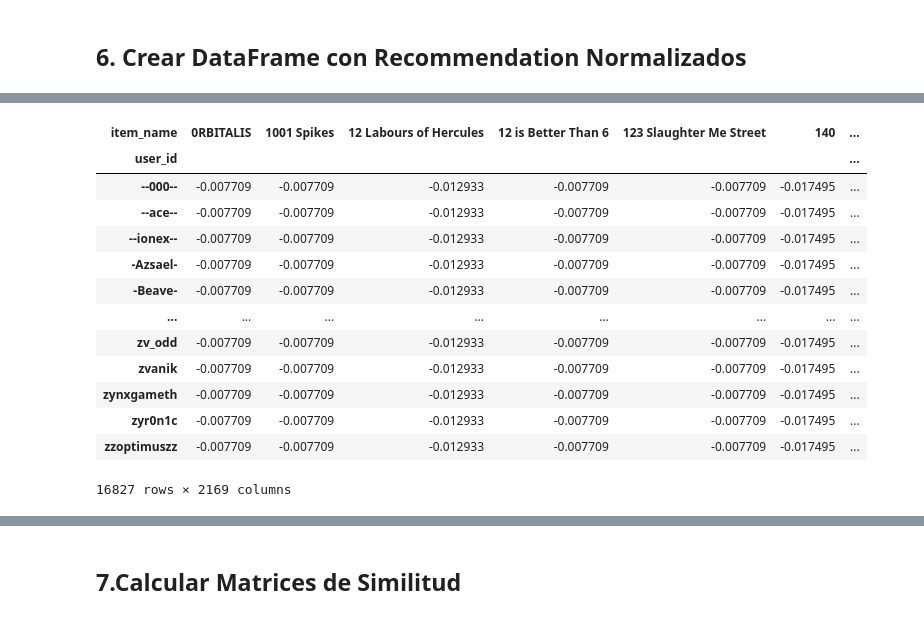
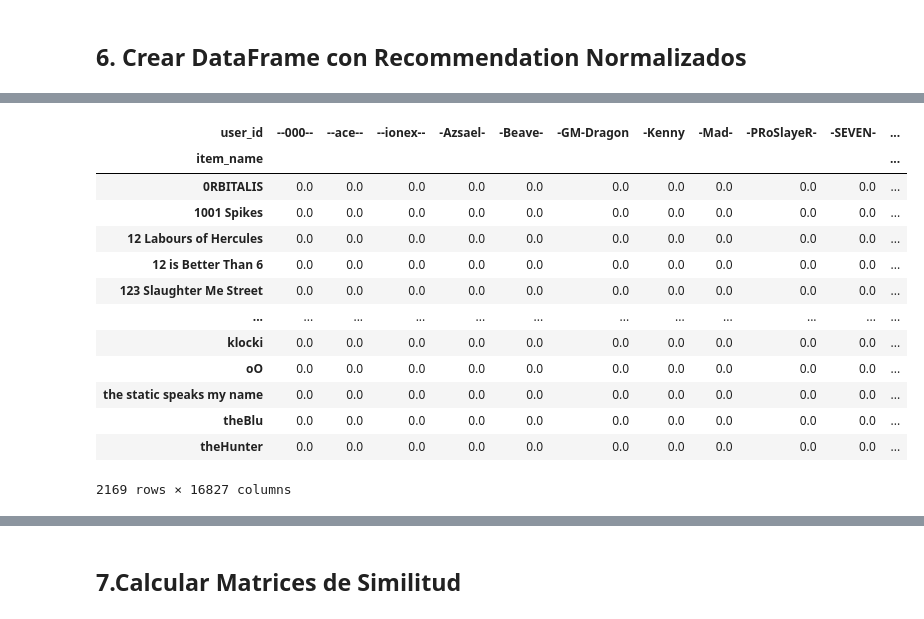
Before and after one commit to ASGuzman/PI_MLOps_Steam, a Jupyter notebook: Modelo_de_recomendacion.ipynb, the cells around one changed output, grey strips where cells are left out. Drawn from its saved outputs; the diff is of its cells as text; code cells hidden in the pictures.

```diff
--- a/Modelo_de_recomendacion.ipynb
+++ b/Modelo_de_recomendacion.ipynb
@@ -48,8 +48,7 @@ Generamos una columna adicional llamada "recommendation" y aplicamos la función
 # %%
 df_reviews["recommendation"] = df_reviews.apply(
     lambda row: recommendation_score(row["sentiment_analysis"], row["recommend"]),
-    axis=1
-)
+    axis=1)
 # %%
 df_reviews.head()
 # %% [output]
@@ -166,3 +165,7 @@ Name: item_name, dtype: int64
 [figure]
 # %% [markdown]
 ## 6. Crear DataFrame con Recommendation Normalizados
+# %%
+# Copiamos el dataframe de nuestro interes pero sin la columna item_id ya que no es relevante
+df_final = merged_data[["user_id","item_name","recommendation"]]
+df_final
@@ -169,2 +186,3 @@ Name: item_name, dtype: int64
 # %%
-table_ = merged_data.pivot_table(index="user_id", columns="item_name", values="recommendation")
+table_ = df_final.pivot_table(index=["user_id"], columns=["item_name"], values="recommendation")
+table_
@@ -171,25 +204,25 @@ table_ = merged_data.pivot_table(index="user_id", columns="item_name", values="r
 # %%
-scaler = StandardScaler()
+# Normalizamos nuestra matriz para poder ser analizada posteriormente en el modelo
+scaler = MinMaxScaler()
 normalized_df = pd.DataFrame(scaler.fit_transform(table_.fillna(0)), index=table_.index, columns=table_.columns)
+normalized_df = normalized_df.T
+normalized_df = normalized_df.loc[:,(normalized_df != 0).any(axis=0)]
+normalized_df
+# %% [output]
+| user_id | --000-- | --ace-- | --ionex-- | -Azsael- | -Beave- | -GM-Dragon | -Kenny | -Mad- | -PRoSlayeR- | -SEVEN- | ... |
+| item_name |  |  |  |  |  |  |  |  |  |  | ... |
+| 0RBITALIS | 0.0 | 0.0 | 0.0 | 0.0 | 0.0 | 0.0 | 0.0 | 0.0 | 0.0 | 0.0 | ... |
+| 1001 Spikes | 0.0 | 0.0 | 0.0 | 0.0 | 0.0 | 0.0 | 0.0 | 0.0 | 0.0 | 0.0 | ... |
+| 12 Labours of Hercules | 0.0 | 0.0 | 0.0 | 0.0 | 0.0 | 0.0 | 0.0 | 0.0 | 0.0 | 0.0 | ... |
+| 12 is Better Than 6 | 0.0 | 0.0 | 0.0 | 0.0 | 0.0 | 0.0 | 0.0 | 0.0 | 0.0 | 0.0 | ... |
+| 123 Slaughter Me Street | 0.0 | 0.0 | 0.0 | 0.0 | 0.0 | 0.0 | 0.0 | 0.0 | 0.0 | 0.0 | ... |
+| ... | ... | ... | ... | ... | ... | ... | ... | ... | ... | ... | ... |
+| klocki | 0.0 | 0.0 | 0.0 | 0.0 | 0.0 | 0.0 | 0.0 | 0.0 | 0.0 | 0.0 | ... |
+| oO | 0.0 | 0.0 | 0.0 | 0.0 | 0.0 | 0.0 | 0.0 | 0.0 | 0.0 | 0.0 | ... |
+| the static speaks my name | 0.0 | 0.0 | 0.0 | 0.0 | 0.0 | 0.0 | 0.0 | 0.0 | 0.0 | 0.0 | ... |
+| theBlu | 0.0 | 0.0 | 0.0 | 0.0 | 0.0 | 0.0 | 0.0 | 0.0 | 0.0 | 0.0 | ... |
+| theHunter | 0.0 | 0.0 | 0.0 | 0.0 | 0.0 | 0.0 | 0.0 | 0.0 | 0.0 | 0.0 | ... |
+2169 rows × 16827 columns
-# %%
-# Eliminamos usuarios con una sola calificación o calificaciones iguales para mejorar la calidad del modelo.
-normalized_df = normalized_df.dropna(axis=0, thresh=2)
-normalized_df
-# %% [output]
-| item_name | 0RBITALIS | 1001 Spikes | 12 Labours of Hercules | 12 is Better Than 6 | 123 Slaughter Me Street | 140 | ... |
-| user_id |  |  |  |  |  |  | ... |
-| --000-- | -0.007709 | -0.007709 | -0.012933 | -0.007709 | -0.007709 | -0.017495 | ... |
-| --ace-- | -0.007709 | -0.007709 | -0.012933 | -0.007709 | -0.007709 | -0.017495 | ... |
-| --ionex-- | -0.007709 | -0.007709 | -0.012933 | -0.007709 | -0.007709 | -0.017495 | ... |
-| -Azsael- | -0.007709 | -0.007709 | -0.012933 | -0.007709 | -0.007709 | -0.017495 | ... |
-| -Beave- | -0.007709 | -0.007709 | -0.012933 | -0.007709 | -0.007709 | -0.017495 | ... |
-| ... | ... | ... | ... | ... | ... | ... | ... |
-| zv_odd | -0.007709 | -0.007709 | -0.012933 | -0.007709 | -0.007709 | -0.017495 | ... |
-| zvanik | -0.007709 | -0.007709 | -0.012933 | -0.007709 | -0.007709 | -0.017495 | ... |
-| zynxgameth | -0.007709 | -0.007709 | -0.012933 | -0.007709 | -0.007709 | -0.017495 | ... |
-| zyr0n1c | -0.007709 | -0.007709 | -0.012933 | -0.007709 | -0.007709 | -0.017495 | ... |
-| zzoptimuszz | -0.007709 | -0.007709 | -0.012933 | -0.007709 | -0.007709 | -0.017495 | ... |
-16827 rows × 2169 columns
 # %%
 normalized_df.shape
 # %% [output]
```
Also changed, not shown: parts of 13 cells of this notebook, 1 other file.
